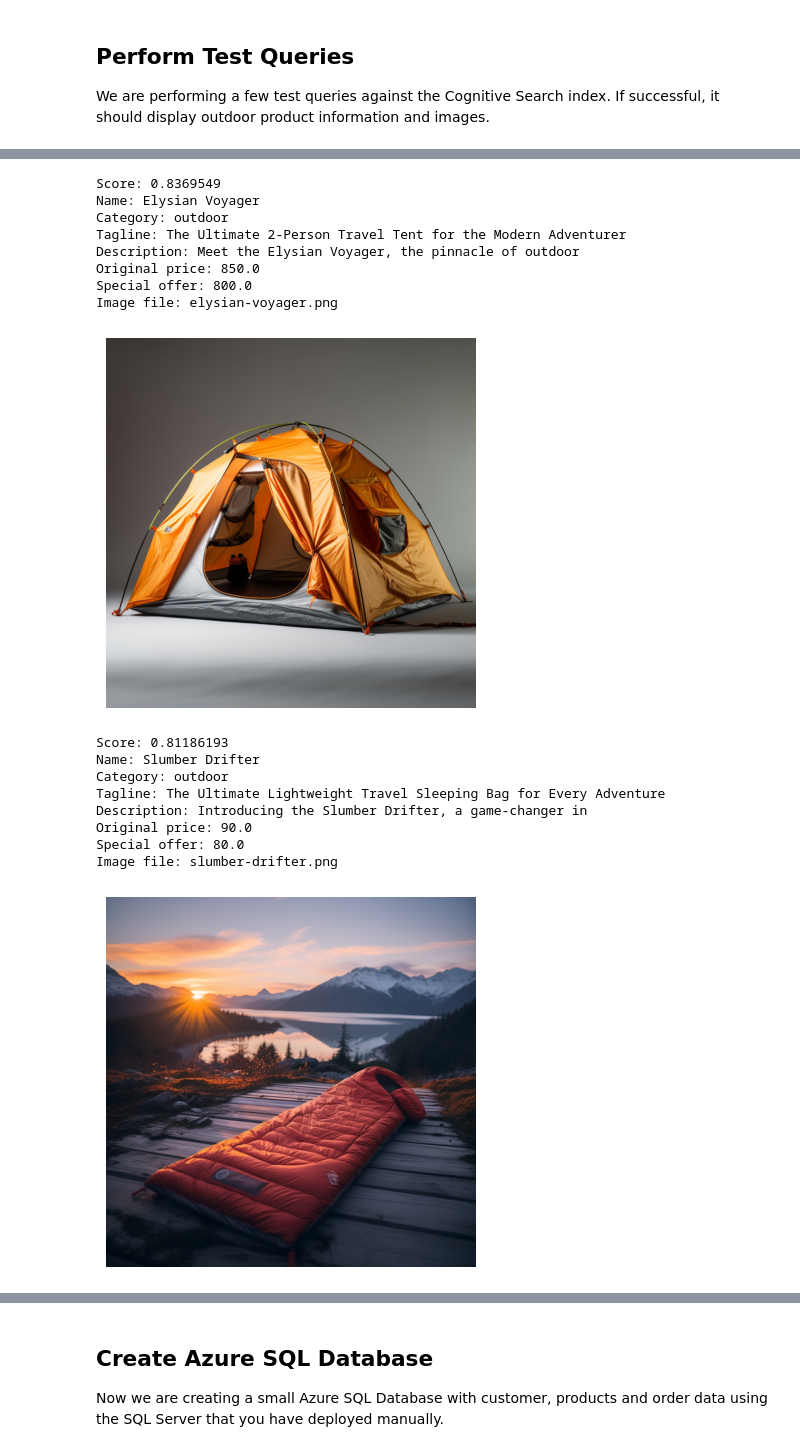
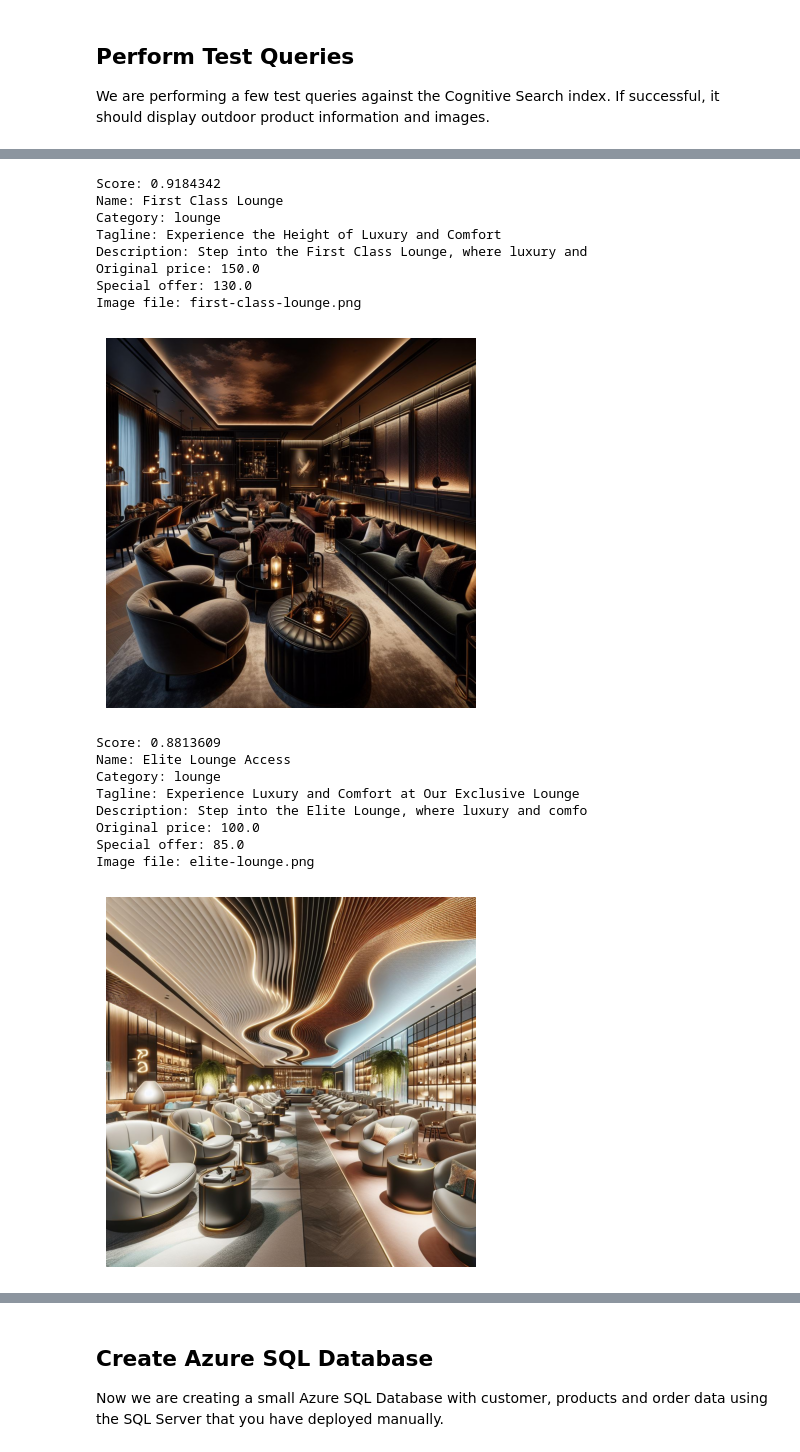
Before and after one commit to juliaangxy/gen-cv, a Jupyter notebook: avatar/interactive/create-index-and-database.ipynb, the cells around one changed output, grey strips where cells are left out. Saved outputs shown, nothing was run; the diff lists cells and outputs as text; code cells hidden in the pictures.

Commit message:
modified: multiple files for refactoring this into a rewards portal

```diff
--- a/avatar/interactive/create-index-and-database.ipynb
+++ b/avatar/interactive/create-index-and-database.ipynb
@@ -111,7 +115,9 @@ First, we create a new Index with demo data to the Cognitive Search service that
 # %%
 credential = AzureKeyCredential(key)
 
-df = pd.read_csv('data/products_cs_index.csv', dtype={'id': str})
+# df = pd.read_csv('data/products_cs_index.csv', dtype={'id': str})
+# display(df.head())
+df = pd.read_csv('data/rewards.csv', dtype={'id': str})
 display(df.head())
 input_data = df.to_dict(orient='records')
 # %% [output]
@@ -259,7 +265,6 @@ from matplotlib import pyplot as plt
 from io import BytesIO
 
 def display_image_from_blob(image_file):
-  blob_sas_url = "https://avatarsg.blob.core.windows.net/images?sp=r&st=2025-04-22T03:42:36Z&se=2027-04-22T11:42:36Z&sip=138.75.101.74&spr=https&sv=2024-11-04&sr=c&sig=YtUzfalQOvkngkr0m4l6yr7%2FiqvzHQ1ZGBO%2BV8zfw%2Bg%3D"
   # Append the image name to the SAS URL
   image_url = blob_sas_url.split("?")[0] + f"/{image_file}?" + blob_sas_url.split("?")[1]
 
@@ -273,50 +278,50 @@ def display_image_from_blob(image_file):
       plt.imshow(img)
       plt.axis('off') # No axes for this plot
       plt.show()
   else:
       print(f"Failed to retrieve image. HTTP Status code: {response.status_code}")
 
 def print_results(results):
   for result in results:
     print(f"Score: {result['@search.score']}")
     print(f"Name: {result['name']}")
     print(f"Category: {result['category']}")
     print(f"Tagline: {result['tagline']}")
     print(f"Description: {result['description'][:50]}")
     print(f"Original price: {result['original_price']}")
     print(f"Special offer: {result['special_offer']}")
     print(f"Image file: {result['product_image_file']}\n")
     display_image_from_blob(result['product_image_file'])
 
 
 # Pure Vector Search with Filter
-query = "tent for two people"
+query = "first class lounge"
 
 results = search_client.search(
     search_text=None,
     vector=generate_embeddings(query), top_k=3,
     vector_fields="description_vector",
-    filter="category eq 'outdoor'",
+    filter="category eq 'lounge'",
     select= fields_of_interest
 )
 
 print_results(results)
 # %% [output]
-Score: 0.8369549
-Name: Elysian Voyager
-Category: outdoor
-Tagline: The Ultimate 2-Person Travel Tent for the Modern Adventurer
-Description: Meet the Elysian Voyager, the pinnacle of outdoor
-Original price: 850.0
-Special offer: 800.0
-Image file: elysian-voyager.png
+Score: 0.9184342
+Name: First Class Lounge
+Category: lounge
+Tagline: Experience the Height of Luxury and Comfort
+Description: Step into the First Class Lounge, where luxury and
+Original price: 150.0
+Special offer: 130.0
+Image file: first-class-lounge.png
-[figure, old version]
+[figure, new version]
-Score: 0.81186193
-Name: Slumber Drifter
-Category: outdoor
-Tagline: The Ultimate Lightweight Travel Sleeping Bag for Every Adventure
-Description: Introducing the Slumber Drifter, a game-changer in
-Original price: 90.0
-Special offer: 80.0
-Image file: slumber-drifter.png
+Score: 0.8813609
+Name: Elite Lounge Access
+Category: lounge
+Tagline: Experience Luxury and Comfort at Our Exclusive Lounge
+Description: Step into the Elite Lounge, where luxury and comfo
+Original price: 100.0
+Special offer: 85.0
+Image file: elite-lounge.png
-[figure, old version]
+[figure, new version]
```
Also changed, not shown: parts of 7 cells of this notebook, 22 other files.
